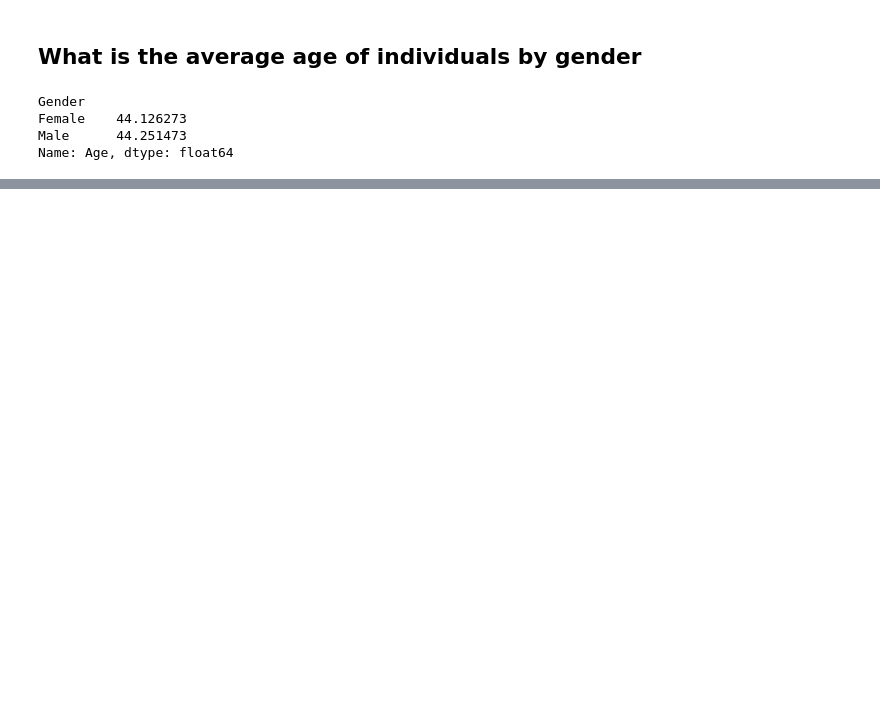
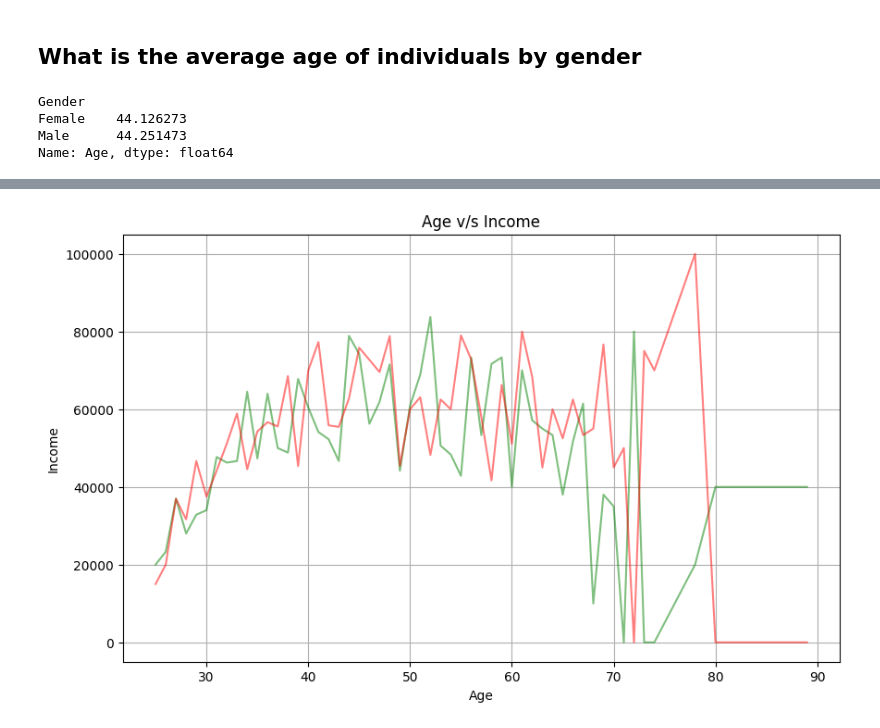
Before and after one commit to abhisunny2610/Data-Science, a Jupyter notebook: Visualization/Bike Buyers Anlys.ipynb, the cells around one changed output, grey strips where cells are left out. Saved outputs shown, nothing was run; the diff lists cells and outputs as text; code cells hidden in the pictures; blank space fills up the shorter version.

```diff
--- a/Visualization/Bike Buyers Anlys.ipynb
+++ b/Visualization/Bike Buyers Anlys.ipynb
@@ -336,0 +353,15 @@ Name: Age, dtype: float64
+# %%
+income_df =  df.pivot_table(index="Age", columns="Gender", values="Income" , fill_value=0)
+# %%
+df.sort_values("Age", inplace=True)
+
+plt.figure(figsize=(10,6))
+plt.plot(income_df.index, income_df["Female"], alpha=0.5, color="green")
+plt.plot(income_df.index, income_df["Male"], alpha=0.5, color="red")
+plt.grid (True)
+plt.title("Age v/s Income")
+plt.ylabel("Income")
+plt.xlabel("Age")
+plt.show()
+# %% [output]
+[figure, added]
```
Also changed, not shown: parts of 4 cells of this notebook.
